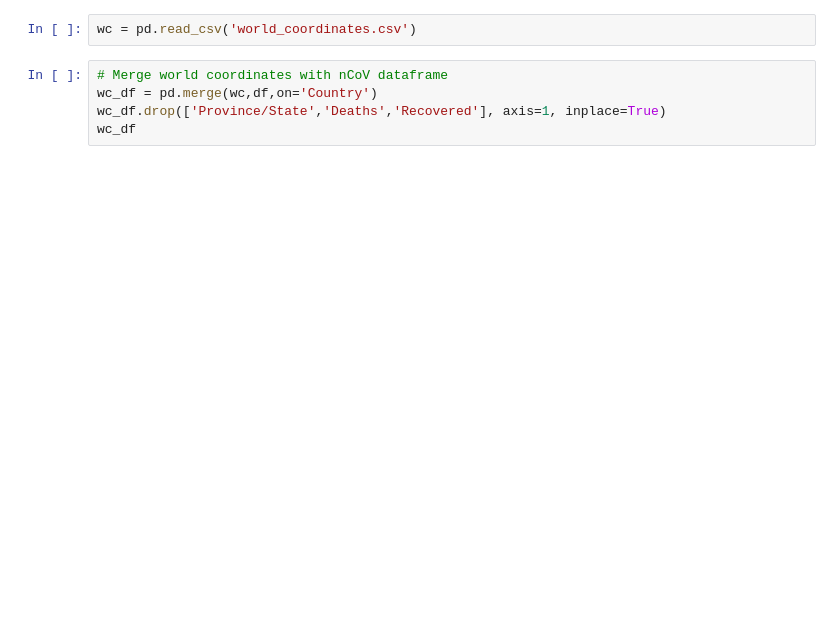
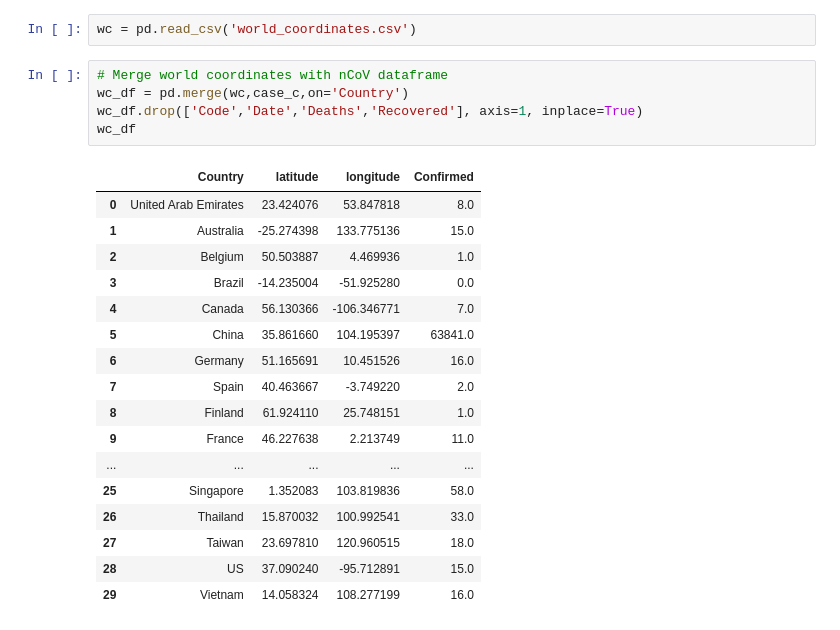
Before and after one commit to ushashwat/Coronavirus-Case-Study, a Jupyter notebook: coronavirus_case_study.ipynb, the cells around one changed output. Drawn from its saved outputs; the diff is of its cells as text; blank space fills up the shorter version.

```diff
--- a/coronavirus_case_study.ipynb
+++ b/coronavirus_case_study.ipynb
@@ -247,6 +260,24 @@ plt.show()
 wc = pd.read_csv('world_coordinates.csv')
 # %%
 # Merge world coordinates with nCoV dataframe
-wc_df = pd.merge(wc,df,on='Country')
-wc_df.drop(['Province/State','Deaths','Recovered'], axis=1, inplace=True)
+wc_df = pd.merge(wc,case_c,on='Country')
+wc_df.drop(['Code','Date','Deaths','Recovered'], axis=1, inplace=True)
 wc_df
+# %% [output]
+|  | Country | latitude | longitude | Confirmed |
+| 0 | United Arab Emirates | 23.424076 | 53.847818 | 8.0 |
+| 1 | Australia | -25.274398 | 133.775136 | 15.0 |
+| 2 | Belgium | 50.503887 | 4.469936 | 1.0 |
+| 3 | Brazil | -14.235004 | -51.925280 | 0.0 |
+| 4 | Canada | 56.130366 | -106.346771 | 7.0 |
+| 5 | China | 35.861660 | 104.195397 | 63841.0 |
+| 6 | Germany | 51.165691 | 10.451526 | 16.0 |
+| 7 | Spain | 40.463667 | -3.749220 | 2.0 |
+| 8 | Finland | 61.924110 | 25.748151 | 1.0 |
+| 9 | France | 46.227638 | 2.213749 | 11.0 |
+| ... | ... | ... | ... | ... |
+| 25 | Singapore | 1.352083 | 103.819836 | 58.0 |
+| 26 | Thailand | 15.870032 | 100.992541 | 33.0 |
+| 27 | Taiwan | 23.697810 | 120.960515 | 18.0 |
+| 28 | US | 37.090240 | -95.712891 | 15.0 |
+| 29 | Vietnam | 14.058324 | 108.277199 | 16.0 |
```
Also changed, not shown: parts of 5 cells of this notebook.
